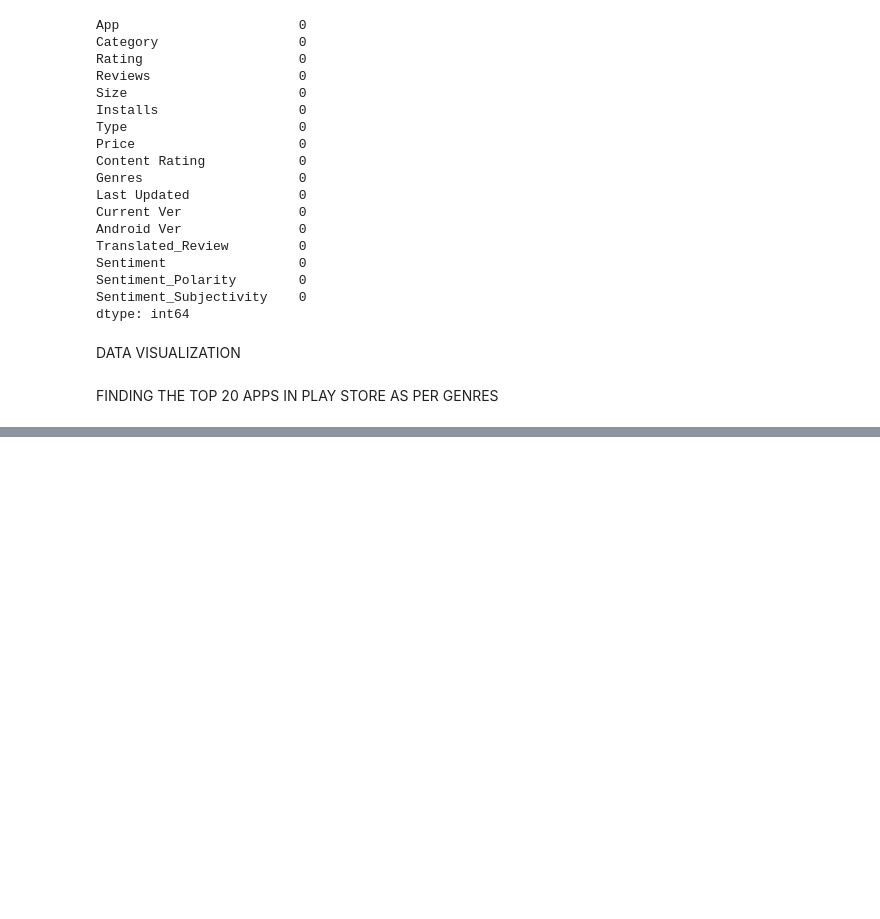
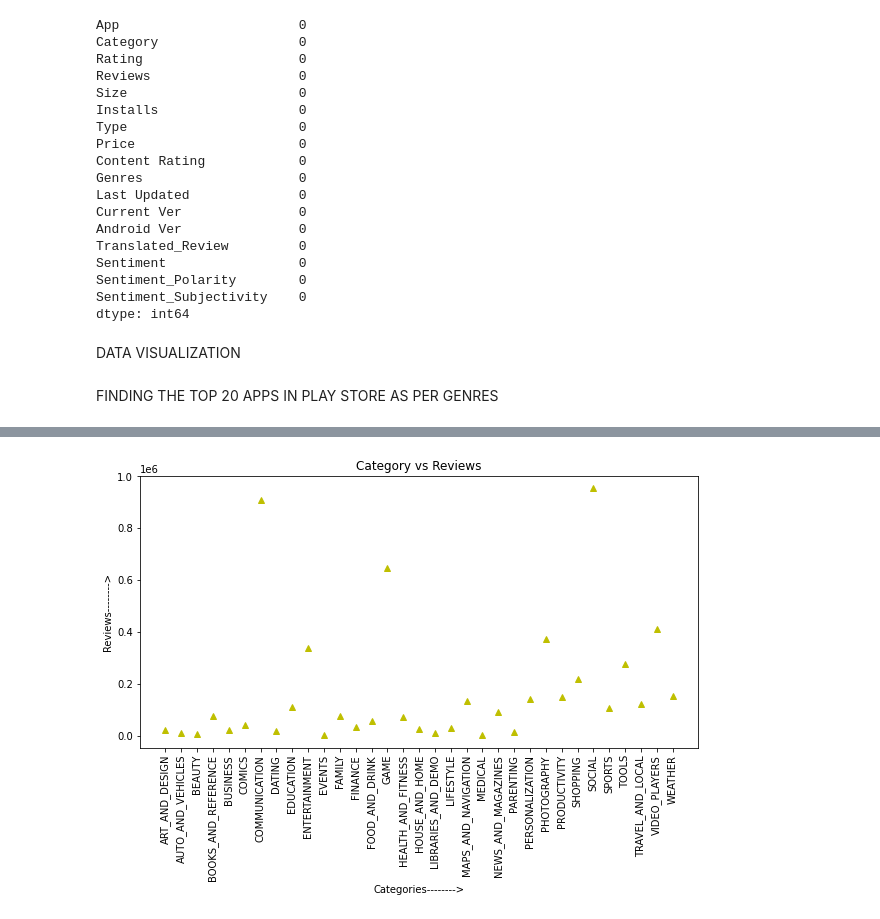
Before and after one commit to Chaitanya-Cr7/EDA_playStore_analysis, a Jupyter notebook: Play_Store_App_Review_Analysis_Capstone_Project.ipynb, the cells around one changed output, grey strips where cells are left out. Drawn from its saved outputs; the diff is of its cells as text; code cells hidden in the pictures; blank space fills up the shorter version.

```diff
--- a/Play_Store_App_Review_Analysis_Capstone_Project.ipynb
+++ b/Play_Store_App_Review_Analysis_Capstone_Project.ipynb
@@ -512,0 +546,10 @@ plt.xlabel('Content Rating');
+# %%
+plt.figure(figsize=(10,5))
+plt.plot(z ,'y^',  color='y')
+plt.xticks(rotation=90)
+plt.title('Category vs Reviews')
+plt.xlabel('Categories-------->')
+plt.ylabel('Reviews-------->')
+plt.show()
+# %% [output]
+[figure, added]
```
Also changed, not shown: parts of 19 cells of this notebook.
